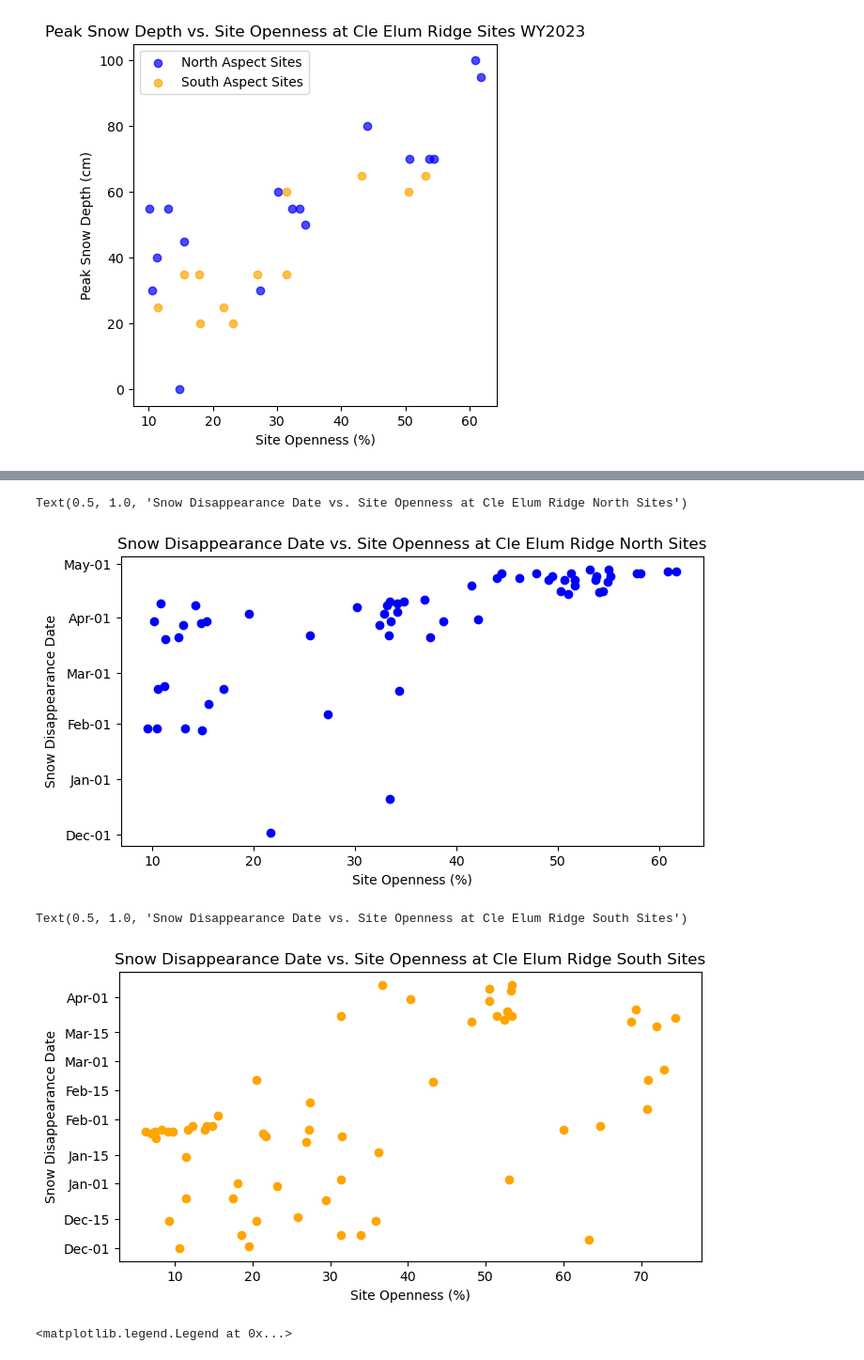
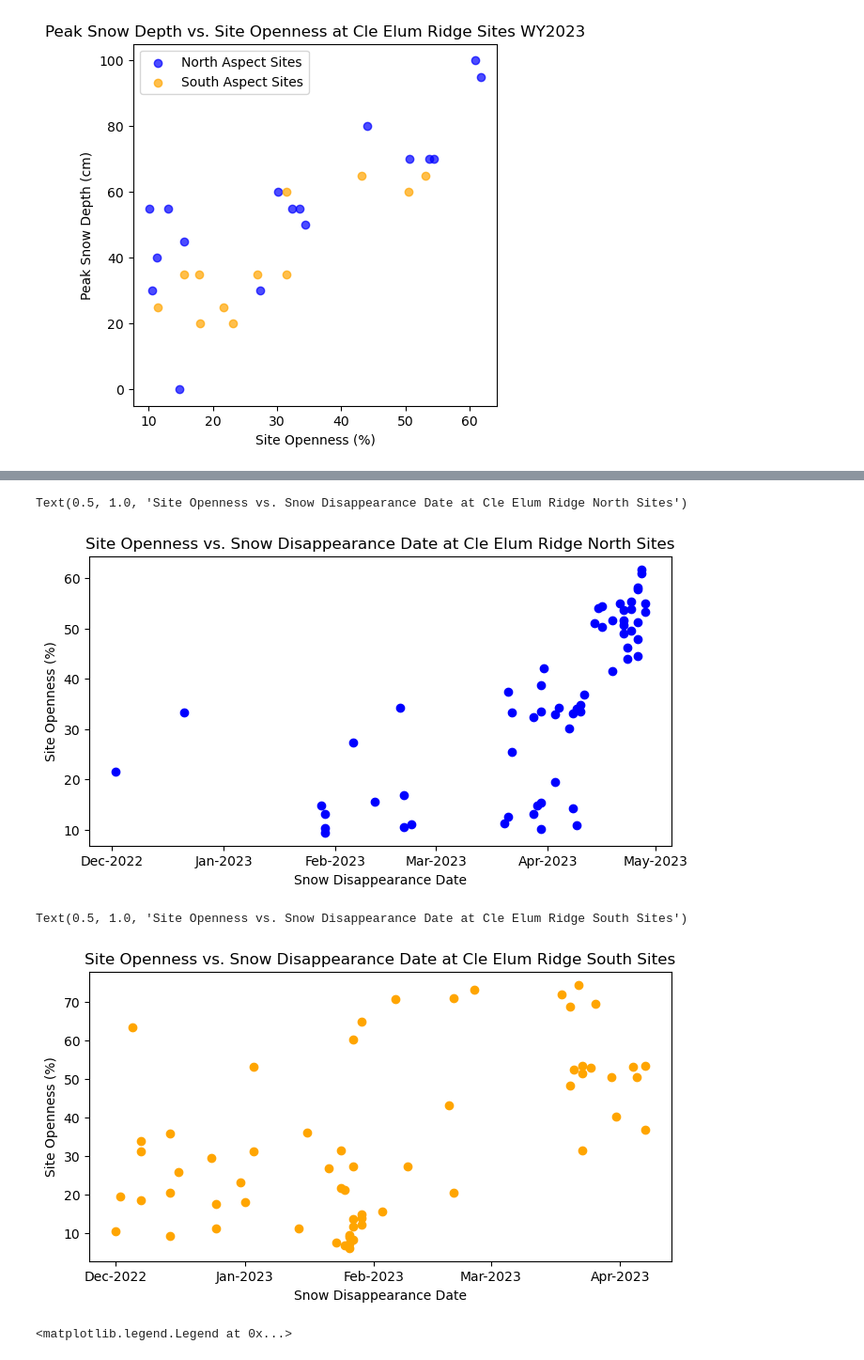
Before and after one commit to johncramblitt/Cle-Elum-Ridge, a Jupyter notebook: Plots_and_Visualization.ipynb, the cells around one changed output, grey strips where cells are left out. Shown at 94% size. Saved outputs shown, nothing was run; the diff lists cells and outputs as text; code cells hidden in the pictures.

```diff
--- a/Plots_and_Visualization.ipynb
+++ b/Plots_and_Visualization.ipynb
@@ -327,41 +356,33 @@ Text(0.5, 1.0, 'Snow Depth at Cle Elum Ridge South Sites (WY 2023)')
 # %%
-CNresults_SDD3 = CNresults.loc[(CNresults['SDD1'] <= datetime.datetime(2022,12,1)) & (CNresults['SDD2'] <= datetime.datetime(2022,12,1))]
-CNresults_SDD2 = CNresults.loc[(CNresults['SDD1'] <= datetime.datetime(2022,12,1)) & (CNresults['SDD2'] >= datetime.datetime(2022,12,1))]
-CNresults_SDD1 = CNresults.loc[(CNresults['SDD1'] >= datetime.datetime(2022,12,1))]
-
 fig, ax = plt.subplots(figsize = (8,4))
 
-plt.scatter(CNresults_SDD1['SiteOpennessAdjusted'],CNresults_SDD1['SDD1'], color = 'blue')
-plt.scatter(CNresults_SDD2['SiteOpennessAdjusted'],CNresults_SDD2['SDD2'], color = 'blue')
-plt.scatter(CNresults_SDD3['SiteOpennessAdjusted'],CNresults_SDD3['SDD3'], color = 'blue')
+plt.scatter(CNresults_SDD1['SDD1'], CNresults_SDD1['SiteOpennessAdjusted'], color = 'blue')
+plt.scatter(CNresults_SDD2['SDD2'], CNresults_SDD2['SiteOpennessAdjusted'], color = 'blue')
+plt.scatter(CNresults_SDD3['SDD3'], CNresults_SDD3['SiteOpennessAdjusted'], color = 'blue')
 
-
-ax.yaxis.set_major_formatter(dates.DateFormatter('%b-%d'))
-plt.xlabel("Site Openness (%)")
-plt.ylabel("Snow Disappearance Date")
-plt.title("Snow Disappearance Date vs. Site Openness at Cle Elum Ridge North Sites")
+ax.xaxis.set_major_locator(mpl.dates.MonthLocator(interval=1))
+ax.xaxis.set_major_formatter(mpl.dates.DateFormatter('%b-%Y'))
+plt.ylabel("Site Openness (%)")
+plt.xlabel("Snow Disappearance Date")
+plt.title("Site Openness vs. Snow Disappearance Date at Cle Elum Ridge North Sites")
 # %% [output]
-Text(0.5, 1.0, 'Snow Disappearance Date vs. Site Openness at Cle Elum Ridge North Sites')
+Text(0.5, 1.0, 'Site Openness vs. Snow Disappearance Date at Cle Elum Ridge North Sites')
-[figure, old version]
+[figure, new version]
 # %%
-CSresults_SDD3 = CSresults.loc[(CSresults['SDD1'] <= datetime.datetime(2022,12,1)) & (CSresults['SDD2'] <= datetime.datetime(2022,12,1))]
-CSresults_SDD2 = CSresults.loc[(CSresults['SDD1'] <= datetime.datetime(2022,12,1)) & (CSresults['SDD2'] >= datetime.datetime(2022,12,1))]
-CSresults_SDD1 = CSresults.loc[(CSresults['SDD1'] >= datetime.datetime(2022,12,1))]
-
 fig, ax = plt.subplots(figsize = (8,4))
 
-plt.scatter(CSresults_SDD1['SiteOpennessAdjusted'],CSresults_SDD1['SDD1'], color = 'orange')
-plt.scatter(CSresults_SDD2['SiteOpennessAdjusted'],CSresults_SDD2['SDD2'], color = 'orange')
-plt.scatter(CSresults_SDD3['SiteOpennessAdjusted'],CSresults_SDD3['SDD3'], color = 'orange')
+plt.scatter(CSresults_SDD1['SDD1'], CSresults_SDD1['SiteOpennessAdjusted'], color = 'orange')
+plt.scatter(CSresults_SDD2['SDD2'], CSresults_SDD2['SiteOpennessAdjusted'], color = 'orange')
+plt.scatter(CSresults_SDD3['SDD3'], CSresults_SDD3['SiteOpennessAdjusted'], color = 'orange')
 
-
-ax.yaxis.set_major_formatter(dates.DateFormatter('%b-%d'))
-plt.xlabel("Site Openness (%)")
-plt.ylabel("Snow Disappearance Date")
-plt.title("Snow Disappearance Date vs. Site Openness at Cle Elum Ridge South Sites")
+ax.xaxis.set_major_locator(mpl.dates.MonthLocator(interval=1))
+ax.xaxis.set_major_formatter(mpl.dates.DateFormatter('%b-%Y'))
+plt.ylabel("Site Openness (%)")
+plt.xlabel("Snow Disappearance Date")
+plt.title("Site Openness vs. Snow Disappearance Date at Cle Elum Ridge South Sites")
 # %% [output]
-Text(0.5, 1.0, 'Snow Disappearance Date vs. Site Openness at Cle Elum Ridge South Sites')
+Text(0.5, 1.0, 'Site Openness vs. Snow Disappearance Date at Cle Elum Ridge South Sites')
-[figure, old version]
+[figure, new version]
 # %%
 fig, ax = plt.subplots(figsize = (8,4))
 
```
Also changed, not shown: parts of 10 cells of this notebook.
